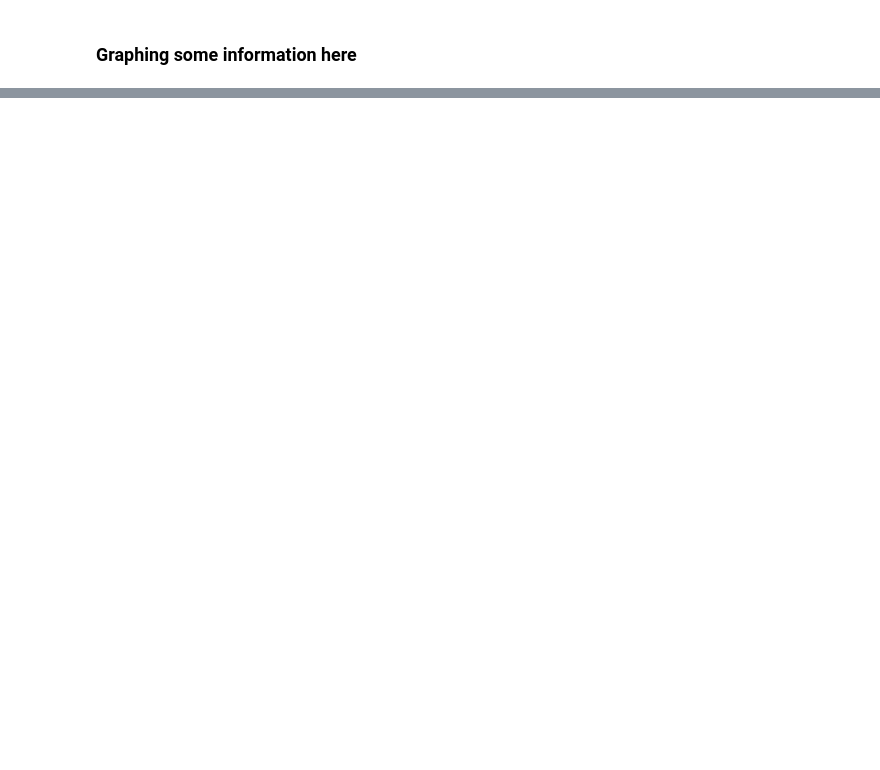
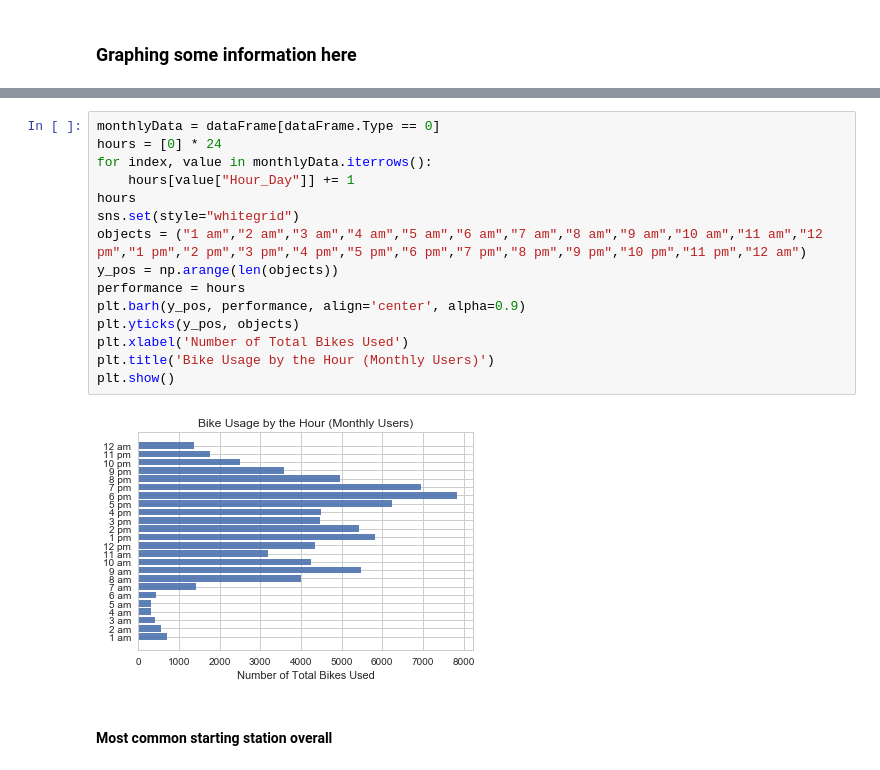
Before and after one commit to davidterpay/davidterpay.github.io, a Jupyter notebook: graph.py.ipynb, the cells around one changed output, grey strips where cells are left out. Saved outputs shown, nothing was run; the diff lists cells and outputs as text; blank space fills up the shorter version.

```diff
--- a/graph.py.ipynb
+++ b/graph.py.ipynb
@@ -363,0 +437,19 @@ plt.legend('A', ncol=2, loc='upper left')
+# %%
+monthlyData = dataFrame[dataFrame.Type == 0]
+hours = [0] * 24
+for index, value in monthlyData.iterrows():
+    hours[value["Hour_Day"]] += 1
+hours
+sns.set(style="whitegrid")
+objects = ("1 am","2 am","3 am","4 am","5 am","6 am","7 am","8 am","9 am","10 am","11 am","12 pm","1 pm","2 pm","3 pm","4 pm","5 pm","6 pm","7 pm","8 pm","9 pm","10 pm","11 pm","12 am")
+y_pos = np.arange(len(objects))
+performance = hours
+plt.barh(y_pos, performance, align='center', alpha=0.9)
+plt.yticks(y_pos, objects)
+plt.xlabel('Number of Total Bikes Used')
+plt.title('Bike Usage by the Hour (Monthly Users)')
+plt.show()
+# %% [output]
+[figure, added]
+# %% [markdown]
+#### Most common starting station overall
```
Also changed, not shown: parts of 38 cells of this notebook.
